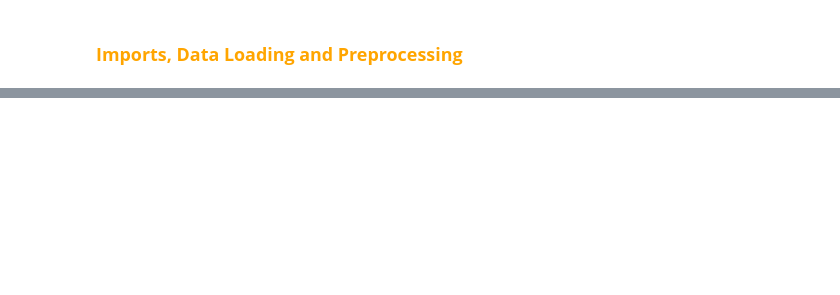
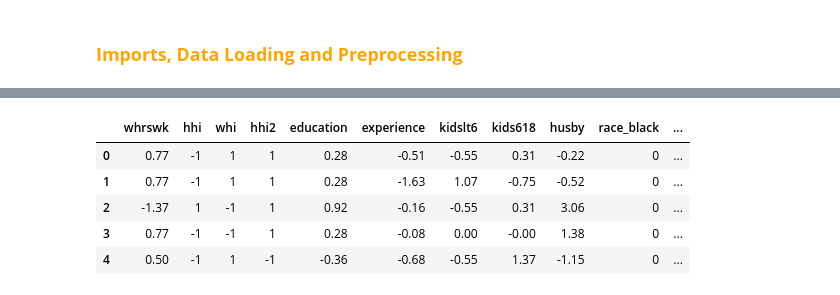
Before and after one commit to Yan-Tavares/ML_Projects, a Jupyter notebook: Final Project/Yan_code.ipynb, the cells around one changed output, grey strips where cells are left out. Saved outputs shown, nothing was run; the diff lists cells and outputs as text; code cells hidden in the pictures; blank space fills up the shorter version.

```diff
--- a/Final Project/Yan_code.ipynb
+++ b/Final Project/Yan_code.ipynb
@@ -130,0 +116,24 @@ AttributeError: 'list' object has no attribute 'any'
+# %%
+########### Pipeline Configuration ##############
+
+scale_data = True
+filter_outliers = True
+
+#Pipeline 1 --> True,False
+#Pipeline 2 --> True,True
+#################################################
+
+if scale_data:
+    def specific_normalization(df, mean, std, columns_index=[0, 4, 5, 6, 7, 8]):
+        for i in range(len(df.columns)):
+            if i in columns_index:
+                df.iloc[:, i] = (df.iloc[:, i] - mean.iloc[i]) / std.iloc[i]
+        return df
+
+    df_mean = df.mean(axis=0)
+    df_std = df.std(axis=0)
+
+    print(df_mean.drop(columns=['whrswk']))
+
+    df = specific_normalization(df, df_mean, df_std, columns_index=[0, 4, 5, 6, 7, 8])
+    df_autograder = specific_normalization(df_autograder, df_mean.iloc[1:], df_std.iloc[1:], columns_index=[3,4,5,6,7])
@@ -130,0 +160,9 @@ AttributeError: 'list' object has no attribute 'any'
+# %%
+df.head()
+# %% [output]
+|  | whrswk | hhi | whi | hhi2 | education | experience | kidslt6 | kids618 | husby | race_black | ... |
+| 0 | 0.77 | -1 | 1 | 1 | 0.28 | -0.51 | -0.55 | 0.31 | -0.22 | 0 | ... |
+| 1 | 0.77 | -1 | 1 | 1 | 0.28 | -1.63 | 1.07 | -0.75 | -0.52 | 0 | ... |
+| 2 | -1.37 | 1 | -1 | 1 | 0.92 | -0.16 | -0.55 | 0.31 | 3.06 | 0 | ... |
+| 3 | 0.77 | -1 | -1 | 1 | 0.28 | -0.08 | 0.00 | -0.00 | 1.38 | 0 | ... |
+| 4 | 0.50 | -1 | 1 | -1 | -0.36 | -0.68 | -0.55 | 1.37 | -1.15 | 0 | ... |
```
Also changed, not shown: parts of 7 cells of this notebook.
